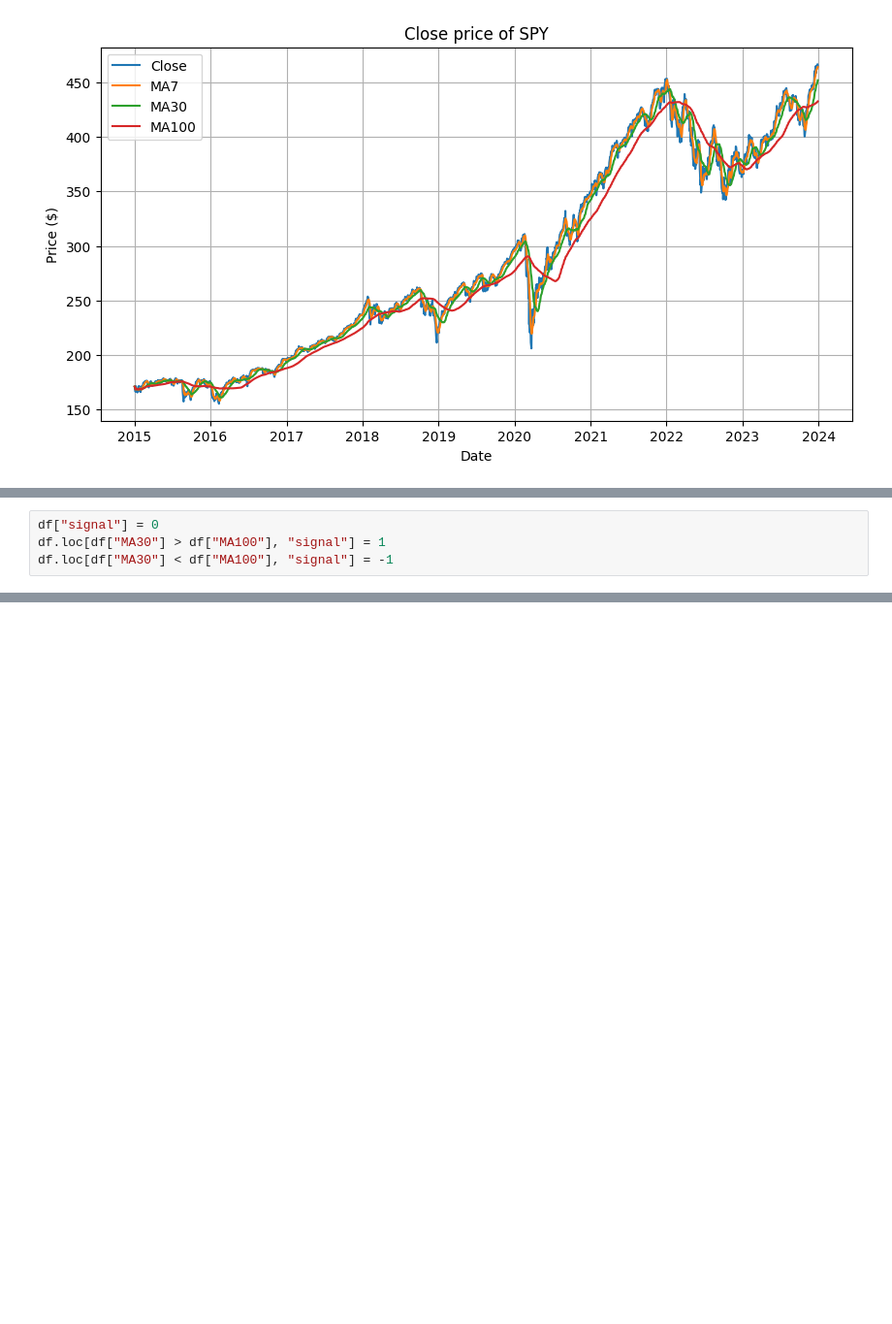
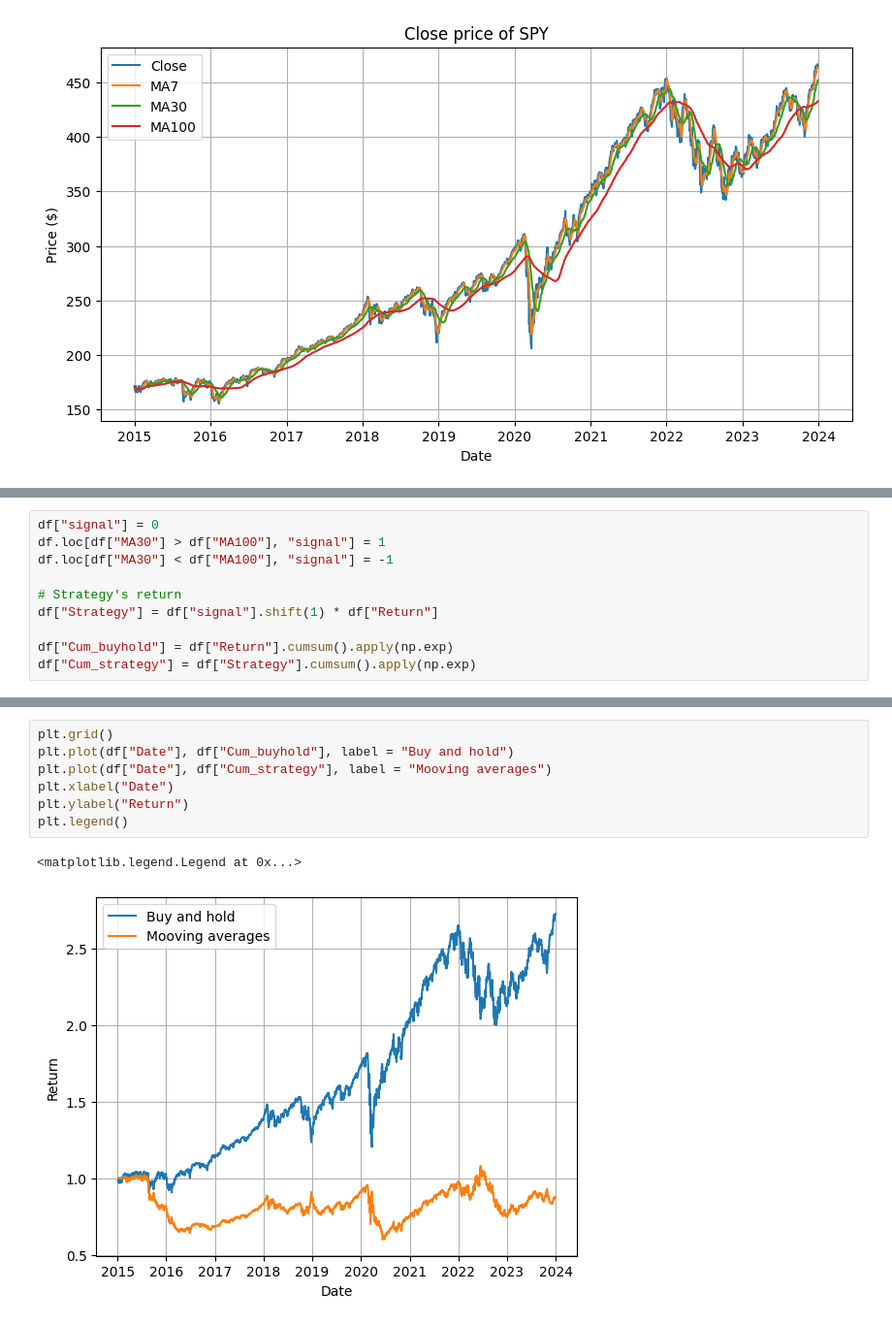
Before and after one commit to paulqevan/Momentum_strategy, a Jupyter notebook: main.ipynb, the cells around one changed output, grey strips where cells are left out. Shown at 97% size. Drawn from its saved outputs; the diff is of its cells as text; blank space fills up the shorter version.

Commit message:
Strategy

```diff
--- a/main.ipynb
+++ b/main.ipynb
@@ -113,3 +113,9 @@ plt.hist(df["Return"], bins=100)
 df["signal"] = 0
 df.loc[df["MA30"] > df["MA100"], "signal"] = 1
 df.loc[df["MA30"] < df["MA100"], "signal"] = -1
+
+# Strategy's return
+df["Strategy"] = df["signal"].shift(1) * df["Return"]
+
+df["Cum_buyhold"] = df["Return"].cumsum().apply(np.exp)
+df["Cum_strategy"] = df["Strategy"].cumsum().apply(np.exp)
@@ -130,0 +122,10 @@ df.loc[df["MA30"] < df["MA100"], "signal"] = -1
+# %%
+plt.grid()
+plt.plot(df["Date"], df["Cum_buyhold"], label = "Buy and hold")
+plt.plot(df["Date"], df["Cum_strategy"], label = "Mooving averages")
+plt.xlabel("Date")
+plt.ylabel("Return")
+plt.legend()
+# %% [output]
+<matplotlib.legend.Legend at 0x...>
+[figure, added]
```
Also changed, not shown: parts of 4 cells of this notebook, 1 other file.
